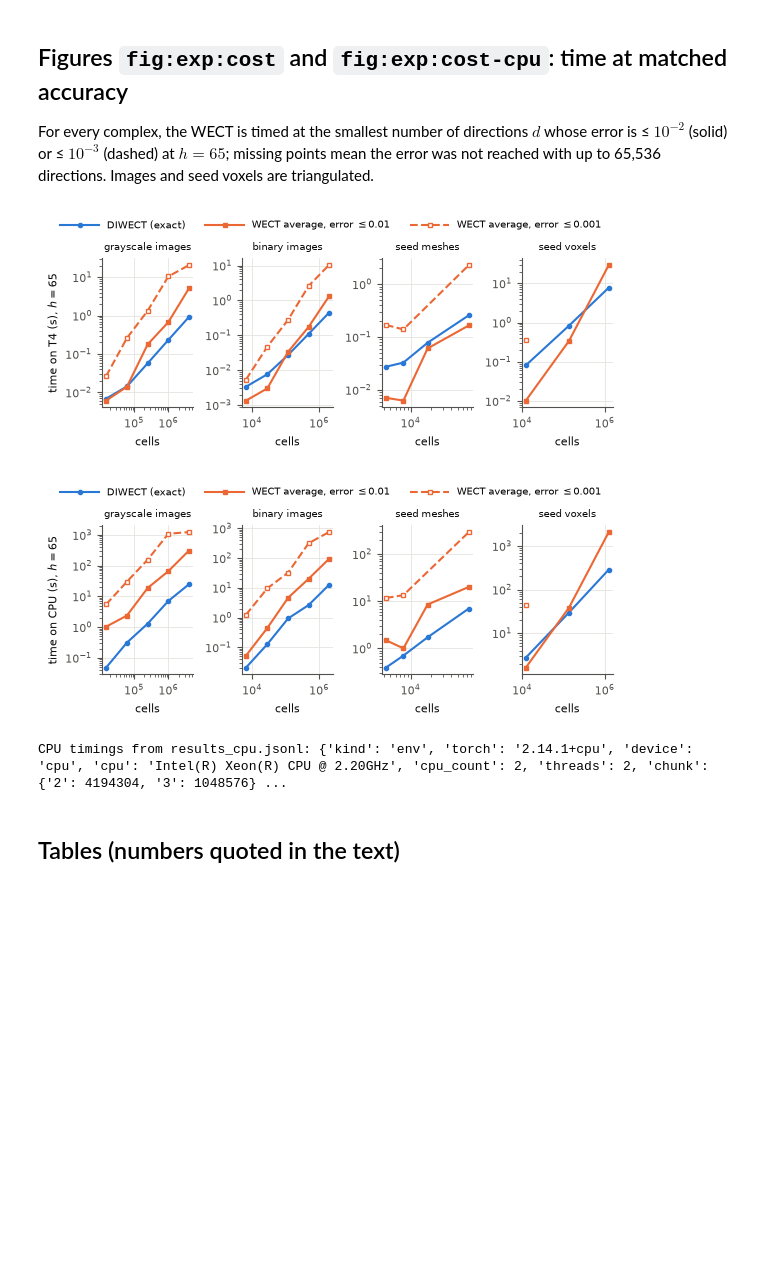
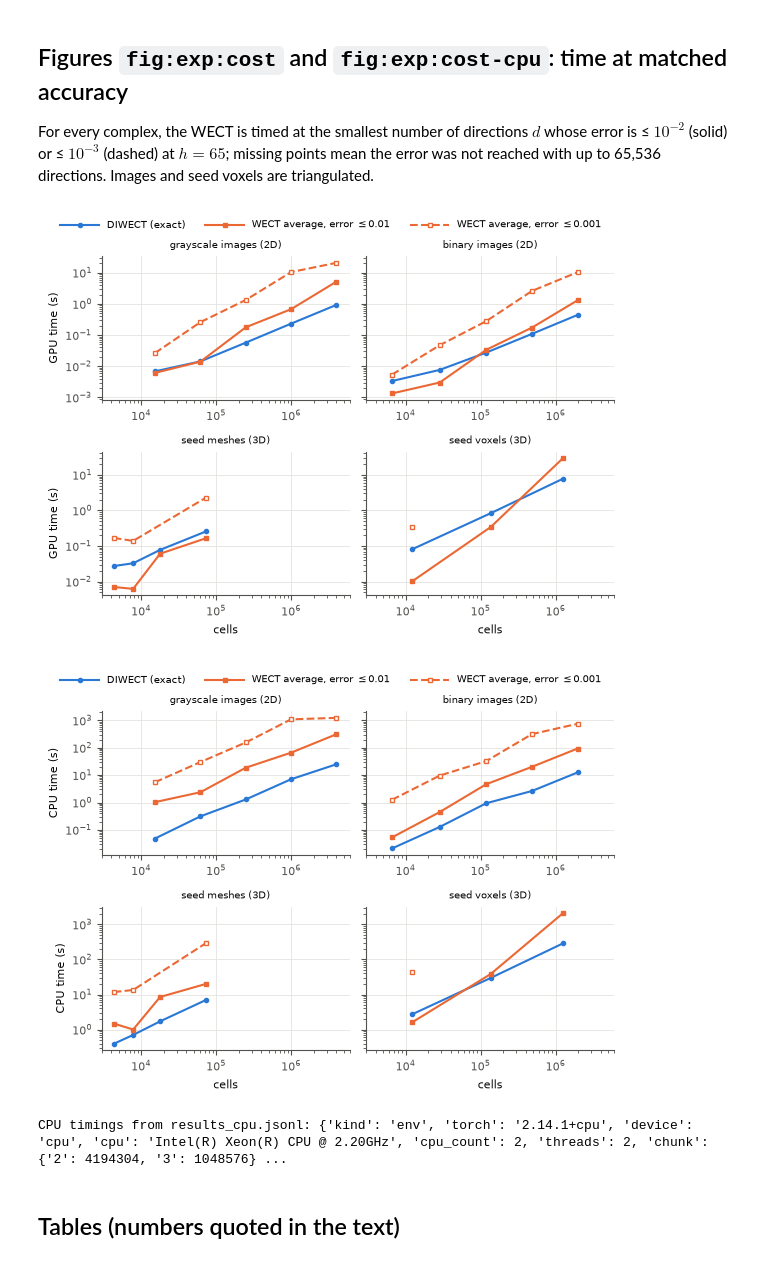
Before and after one commit to compTAG/diwect, a Jupyter notebook: experiments/05e-efficiency-plots.ipynb, the cells around one changed output. Saved outputs shown, nothing was run; the diff lists cells and outputs as text; code cells hidden in the pictures; blank space fills up the shorter version.

```diff
--- a/experiments/05e-efficiency-plots.ipynb
+++ b/experiments/05e-efficiency-plots.ipynb
@@ -122,16 +122,20 @@ For every complex, the WECT is timed at the smallest number of directions $d$ wh
 H = 65
 TOLS = (1e-2, 1e-3)
 # Time only: the WECT's peak memory is set by the direction batch size in 05b, not by the method.
-FAMILIES = [("grayscale image", "freudenthal", "grayscale images"),
-            ("binary image", "freudenthal", "binary images"),
-            ("barley seed", "mesh", "seed meshes"),
-            ("barley seed", "freudenthal", "seed voxels")]
+FAMILIES = [("grayscale image", "freudenthal", "grayscale images (2D)"),
+            ("binary image", "freudenthal", "binary images (2D)"),
+            ("barley seed", "mesh", "seed meshes (3D)"),
+            ("barley seed", "freudenthal", "seed voxels (3D)")]
+CELL_RANGE = (3e3, 6e6)   # one x-range for every panel, so equal sizes line up across panels
 
 
 def cost_figure(diwect_seconds, wect_seconds, device, filename):
-    """diwect_seconds(name) and wect_seconds(name, d) return seconds or None."""
-    fig, axes = plt.subplots(1, len(FAMILIES), figsize=(5.9, 2.3))
-    for ax, (source, ctype, title) in zip(axes, FAMILIES):
+    """diwect_seconds(name) and wect_seconds(name, d) return seconds or None; device is "GPU" or "CPU".
+
+    2 x 2 panels: the 2D families on top, the 3D families below. Each row shares its y-axis, so a decade
+    has the same height in both panels and the slopes (scaling with complex size) compare directly."""
+    fig, axes = plt.subplots(2, 2, figsize=(5.9, 4.2), sharey="row")
+    for ax, (source, ctype, title) in zip(axes.flat, FAMILIES):
         names = sorted({n for n, _, _ in diwect if meta[n]["source"] == source and meta[n]["ctype"] == ctype},
                        key=cells.get)
         pts = [(cells[n], diwect_seconds(n)) for n in names if diwect_seconds(n) is not None]
@@ -149,41 +153,45 @@ def cost_figure(diwect_seconds, wect_seconds, device, filename):
                         label=f"WECT average, error $\\leq {tol:g}$")
         ax.set_xscale("log")
         ax.set_yscale("log")
+        ax.set_xlim(*CELL_RANGE)
+        ax.xaxis.set_major_locator(matplotlib.ticker.LogLocator(base=10, numticks=10))   # 10^4, 10^5, 10^6
+        ax.xaxis.set_minor_formatter(matplotlib.ticker.NullFormatter())
+        ax.set_title(title, fontsize=7.5, color=INK)
+    for ax in axes[1]:
         ax.set_xlabel("cells")
-        ax.set_title(title, fontsize=7.5, color=INK)
-        ax.xaxis.set_minor_formatter(matplotlib.ticker.NullFormatter())
-    axes[0].set_ylabel(f"time on {device} (s), $h = {H}$")
-    h, l = axes[0].get_legend_handles_labels()
+    for ax in axes[:, 0]:
+        ax.set_ylabel(f"{device} time (s)")
+    h, l = axes[0, 0].get_legend_handles_labels()
     # long handles so the line style is visible on both sides of the marker
-    fig.legend(h, l, loc="upper center", ncol=3, fontsize=7, bbox_to_anchor=(0.5, 1.08), handlelength=4)
+    fig.legend(h, l, loc="upper center", ncol=3, fontsize=7, bbox_to_anchor=(0.5, 1.04), handlelength=4)
     fig.tight_layout()
     fig.savefig(OUT / filename, bbox_inches="tight")
     plt.show()
 
 
 gpu_wect_seconds = {(n, r["d"]): r["seconds"] for (n, s), rows in wect.items() if s == "grid" for r in rows}
 cost_figure(lambda n: diwect[n, H, "float64"]["seconds"], lambda n, d: gpu_wect_seconds.get((n, d)),
-            env.get("gpu", "CPU").replace("Tesla ", ""), "cost.pdf")
+            "GPU" if env.get("gpu") else "CPU", "cost.pdf")
 
 # CPU timings (05d), at the numbers of directions found on the GPU
 CPU_SRC = RESULTS_DIR / "results_cpu.jsonl"
 cpu = None
 if CPU_SRC.exists():
     cpu_recs = [json.loads(line) for line in open(CPU_SRC)]
     cpu_env = next(r for r in cpu_recs if r["kind"] == "env")
     cpu = {
         "diwect": {(r["complex"], r["h"], r["dtype"]): r for r in cpu_recs if r["kind"] == "diwect"},
         "wect": {(r["complex"], r["d"]): r for r in cpu_recs if r["kind"] == "wect" and not r.get("skipped")},
         "hcheck": [r for r in cpu_recs if r["kind"] == "wect_h_check"],
     }
     cpu_name = "CPU"
     cost_figure(lambda n: cpu["diwect"][n, H, "float64"]["seconds"] if (n, H, "float64") in cpu["diwect"] else None,
                 lambda n, d: cpu["wect"][n, d]["seconds"] if (n, d) in cpu["wect"] else None,
                 cpu_name, "cost_cpu.pdf")
     print(f"CPU timings from {CPU_SRC.name}: {cpu_env}")
 # %% [output]
-[figure, old version]
+[figure, new version]
-[figure, old version]
+[figure, new version]
 CPU timings from results_cpu.jsonl: {'kind': 'env', 'torch': '2.14.1+cpu', 'device': 'cpu', 'cpu': 'Intel(R) Xeon(R) CPU @ 2.20GHz', 'cpu_count': 2, 'threads': 2, 'chunk': {'2': 4194304, '3': 1048576} ...
 # %% [markdown]
 ## Tables (numbers quoted in the text)
```
Also changed, not shown: 3 other files.
